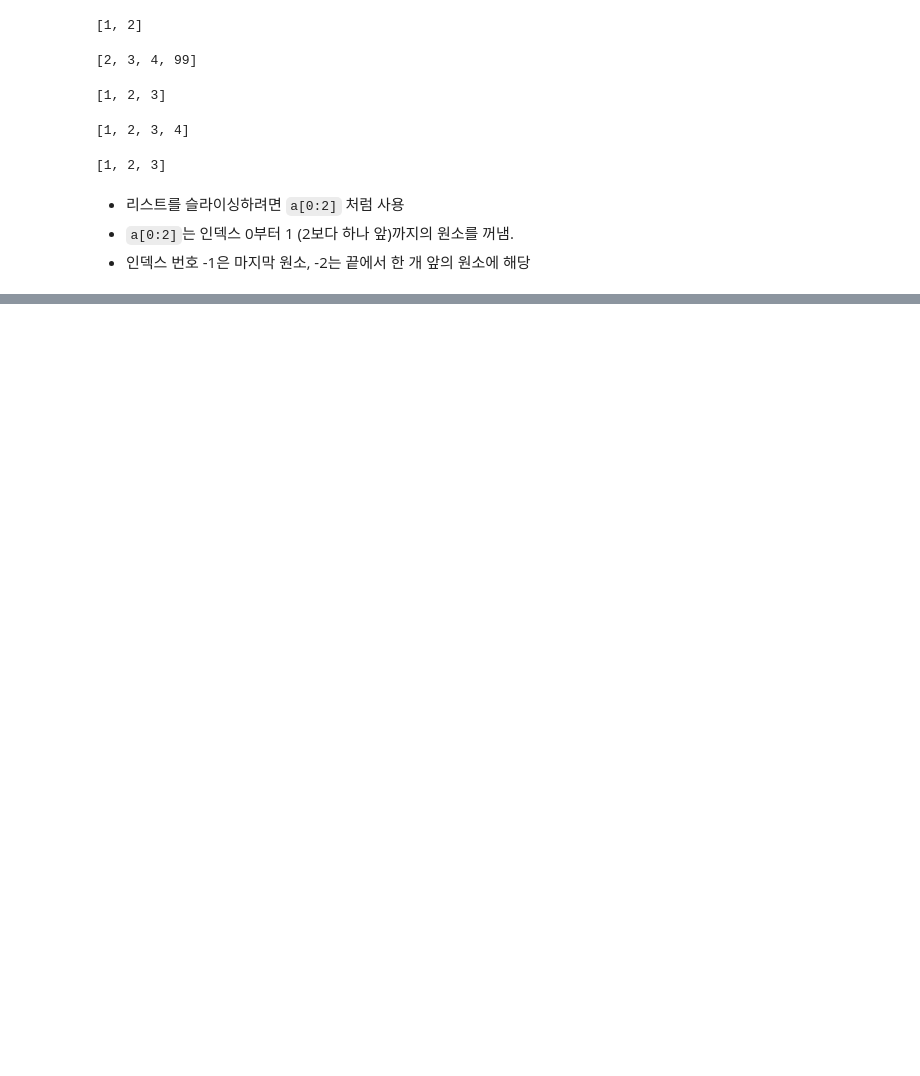
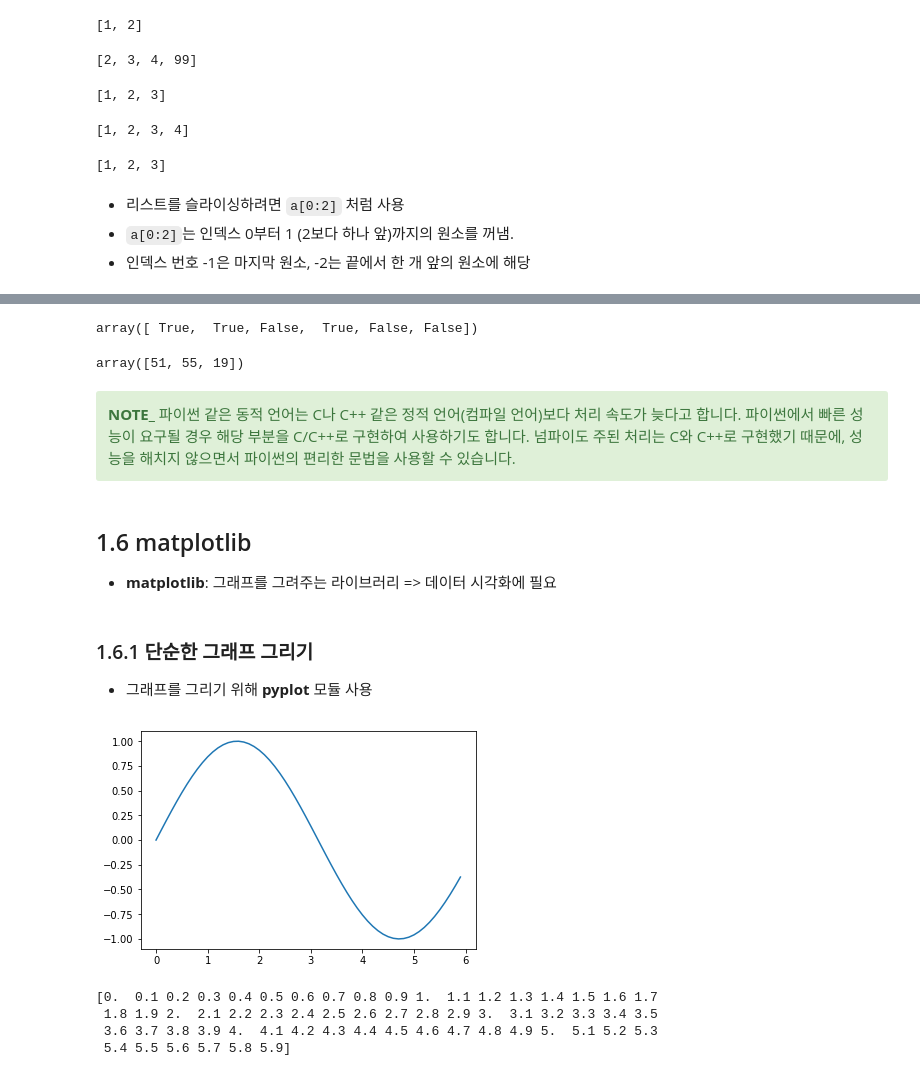
Before and after one commit to ohing504/deep-learning-from-scratch, a Jupyter notebook: Chapter1.ipynb, the cells around one changed output, grey strips where cells are left out. Drawn from its saved outputs; the diff is of its cells as text; code cells hidden in the pictures; blank space fills up the shorter version.

```diff
--- a/Chapter1.ipynb
+++ b/Chapter1.ipynb
@@ -195,0 +543,45 @@ a[:-2]  # 처음부터 마지막 원소의 2개 앞까지 얻기
+# %%
+# 각 원소가 15이상인지 확인하기
+X > 15
+# %% [output]
+array([ True,  True, False,  True, False, False])
+# %%
+# 15이상인 값만 얻기
+X[X > 15]
+# %% [output]
+array([51, 55, 19])
+# %% [markdown]
+<div class="alert alert-success">
+<b>NOTE_</b> 파이썬 같은 동적 언어는 C나 C++ 같은 정적 언어(컴파일 언어)보다 처리 속도가 늦다고 합니다.
+파이썬에서 빠른 성능이 요구될 경우 해당 부분을 C/C++로 구현하여 사용하기도 합니다.
+넘파이도 주된 처리는 C와 C++로 구현했기 때문에, 성능을 해치지 않으면서 파이썬의 편리한 문법을 사용할 수 있습니다.
+</div>
+# %% [markdown]
+## 1.6 matplotlib
+
+* **matplotlib**: 그래프를 그려주는 라이브러리 => 데이터 시각화에 필요
+# %% [markdown]
+### 1.6.1 단순한 그래프 그리기
+
+* 그래프를 그리기 위해 **pyplot** 모듈 사용
+# %%
+# sin 함수 그리기
+import numpy as np
+import matplotlib.pyplot as plt
+
+# 데이터 준비
+x = np.arange(0, 6, 0.1)  # 0에서 6까지 0.1 간격으로 생성
+y = np.sin(x)
+
+# 그래프 그리기
+plt.plot(x, y)
+plt.show()
+# %% [output]
+[figure, added]
+# %%
+print(x)
+# %% [output]
+[0.  0.1 0.2 0.3 0.4 0.5 0.6 0.7 0.8 0.9 1.  1.1 1.2 1.3 1.4 1.5 1.6 1.7
+ 1.8 1.9 2.  2.1 2.2 2.3 2.4 2.5 2.6 2.7 2.8 2.9 3.  3.1 3.2 3.3 3.4 3.5
+ 3.6 3.7 3.8 3.9 4.  4.1 4.2 4.3 4.4 4.5 4.6 4.7 4.8 4.9 5.  5.1 5.2 5.3
+ 5.4 5.5 5.6 5.7 5.8 5.9]
```
Also changed, not shown: parts of 78 cells of this notebook, 2 other files.
